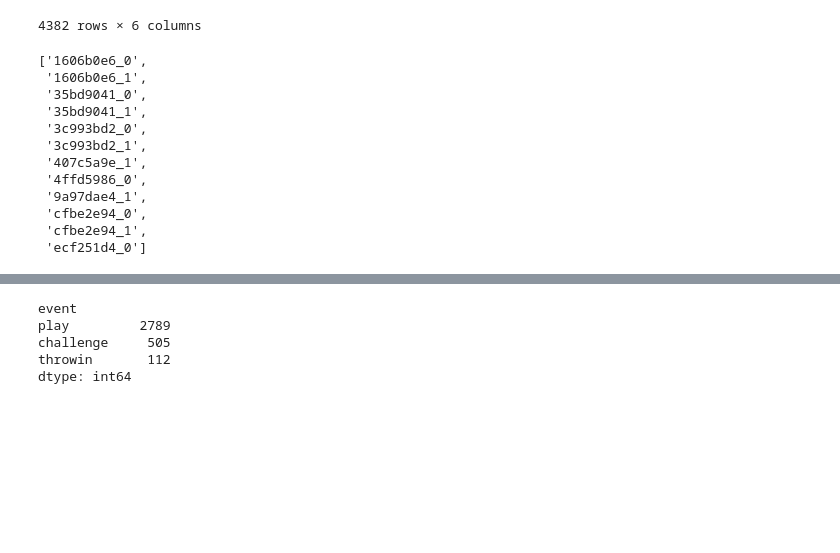
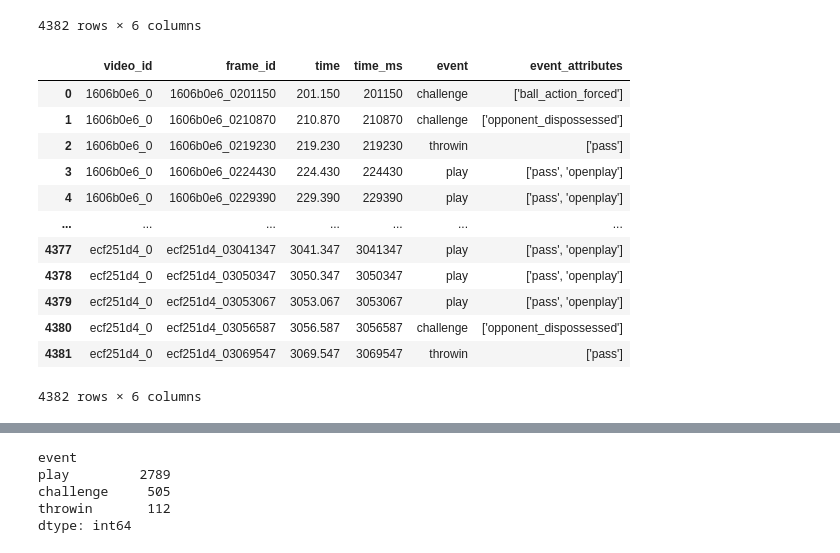
Before and after one commit to hmatzner/DFL-Bundesliga, a Jupyter notebook: Bundesliga.ipynb, the cells around one changed output, grey strips where cells are left out. Saved outputs shown, nothing was run; the diff lists cells and outputs as text; code cells hidden in the pictures; blank space fills up the shorter version.

Commit message:
cleaner code when reading npz files for train data

```diff
--- a/Bundesliga.ipynb
+++ b/Bundesliga.ipynb
@@ -400,20 +403,23 @@ df_events
 | 11216 | ecf251d4_0 | ecf251d4_03069547 | 3069.547 | 3069547 | throwin | ['pass'] |
 4382 rows × 6 columns
 # %%
-df_events.reset_index(inplace=True)
+df_events.reset_index(drop=True, inplace=True)
+df_events
+# %% [output]
+|  | video_id | frame_id | time | time_ms | event | event_attributes |
+| 0 | 1606b0e6_0 | 1606b0e6_0201150 | 201.150 | 201150 | challenge | ['ball_action_forced'] |
+| 1 | 1606b0e6_0 | 1606b0e6_0210870 | 210.870 | 210870 | challenge | ['opponent_dispossessed'] |
+| 2 | 1606b0e6_0 | 1606b0e6_0219230 | 219.230 | 219230 | throwin | ['pass'] |
+| 3 | 1606b0e6_0 | 1606b0e6_0224430 | 224.430 | 224430 | play | ['pass', 'openplay'] |
+| 4 | 1606b0e6_0 | 1606b0e6_0229390 | 229.390 | 229390 | play | ['pass', 'openplay'] |
+| ... | ... | ... | ... | ... | ... | ... |
+| 4377 | ecf251d4_0 | ecf251d4_03041347 | 3041.347 | 3041347 | play | ['pass', 'openplay'] |
+| 4378 | ecf251d4_0 | ecf251d4_03050347 | 3050.347 | 3050347 | play | ['pass', 'openplay'] |
+| 4379 | ecf251d4_0 | ecf251d4_03053067 | 3053.067 | 3053067 | play | ['pass', 'openplay'] |
+| 4380 | ecf251d4_0 | ecf251d4_03056587 | 3056.587 | 3056587 | challenge | ['opponent_dispossessed'] |
+| 4381 | ecf251d4_0 | ecf251d4_03069547 | 3069.547 | 3069547 | throwin | ['pass'] |
+4382 rows × 6 columns
 # %%
 video_ids = df_events['video_id'].unique().tolist()
-video_ids
+train_videos = video_ids[:9]
+test_videos = video_ids[9:]
-# %% [output]
-['1606b0e6_0',
- '1606b0e6_1',
- '35bd9041_0',
- '35bd9041_1',
- '3c993bd2_0',
- '3c993bd2_1',
- '407c5a9e_1',
- '4ffd5986_0',
- '9a97dae4_1',
- 'cfbe2e94_0',
- 'cfbe2e94_1',
- 'ecf251d4_0']
```
Also changed, not shown: parts of 17 cells of this notebook.
